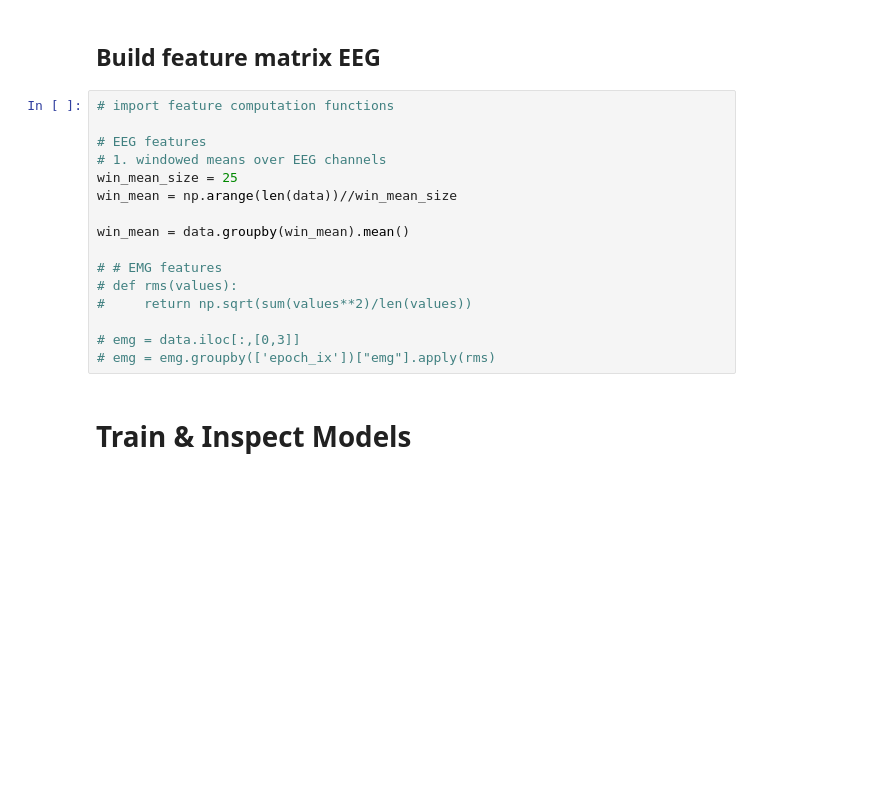
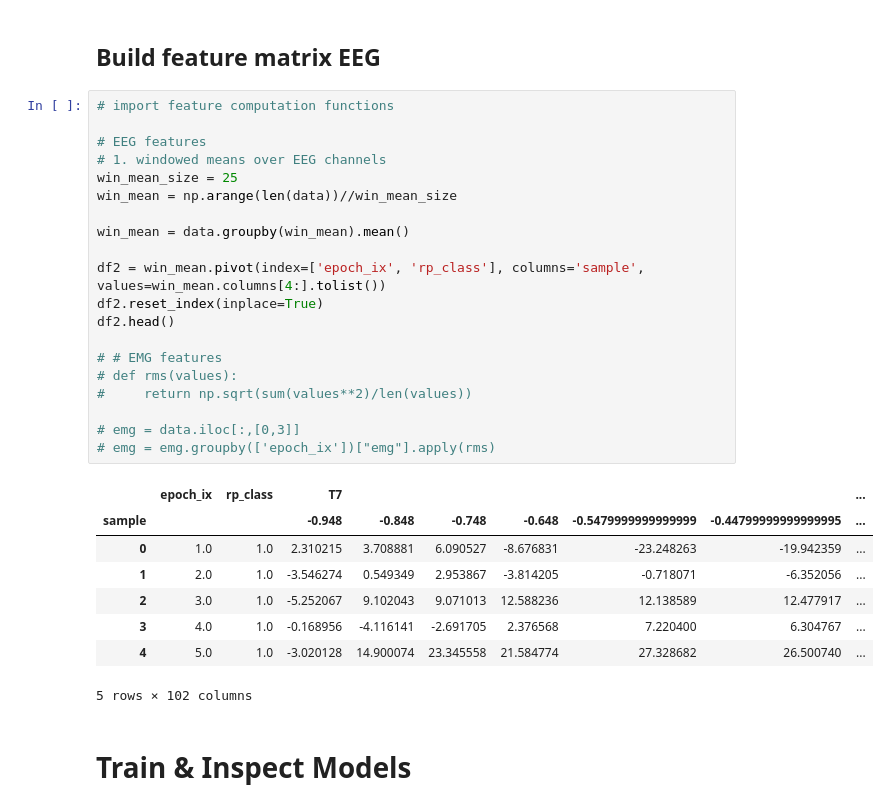
Before and after one commit to lukasgehrke/2021-fastReach, a Jupyter notebook: app/fastReach/reaching_data_exploration.ipynb, the cells around one changed output. Saved outputs shown, nothing was run; the diff lists cells and outputs as text; blank space fills up the shorter version.

```diff
--- a/app/fastReach/reaching_data_exploration.ipynb
+++ b/app/fastReach/reaching_data_exploration.ipynb
@@ -27,19 +27,32 @@ pickle.dump(chans, open(filename, 'wb'))
 # %%
 # import feature computation functions
 
 # EEG features
 # 1. windowed means over EEG channels
 win_mean_size = 25
 win_mean = np.arange(len(data))//win_mean_size
 
 win_mean = data.groupby(win_mean).mean()
 
+df2 = win_mean.pivot(index=['epoch_ix', 'rp_class'], columns='sample', values=win_mean.columns[4:].tolist())
+df2.reset_index(inplace=True)
+df2.head()
+
 # # EMG features
 # def rms(values):
 #     return np.sqrt(sum(values**2)/len(values))
 
 # emg = data.iloc[:,[0,3]]
 # emg = emg.groupby(['epoch_ix'])["emg"].apply(rms)
+# %% [output]
+|  | epoch_ix | rp_class | T7 |  |  |  |  |  | ... |
+| sample |  |  | -0.948 | -0.848 | -0.748 | -0.648 | -0.5479999999999999 | -0.44799999999999995 | ... |
+| 0 | 1.0 | 1.0 | 2.310215 | 3.708881 | 6.090527 | -8.676831 | -23.248263 | -19.942359 | ... |
+| 1 | 2.0 | 1.0 | -3.546274 | 0.549349 | 2.953867 | -3.814205 | -0.718071 | -6.352056 | ... |
+| 2 | 3.0 | 1.0 | -5.252067 | 9.102043 | 9.071013 | 12.588236 | 12.138589 | 12.477917 | ... |
+| 3 | 4.0 | 1.0 | -0.168956 | -4.116141 | -2.691705 | 2.376568 | 7.220400 | 6.304767 | ... |
+| 4 | 5.0 | 1.0 | -3.020128 | 14.900074 | 23.345558 | 21.584774 | 27.328682 | 26.500740 | ... |
+5 rows × 102 columns
 # %% [markdown]
 # Train & Inspect Models
 # %% [markdown]
```
Also changed, not shown: parts of 3 cells of this notebook, 1 other file.
